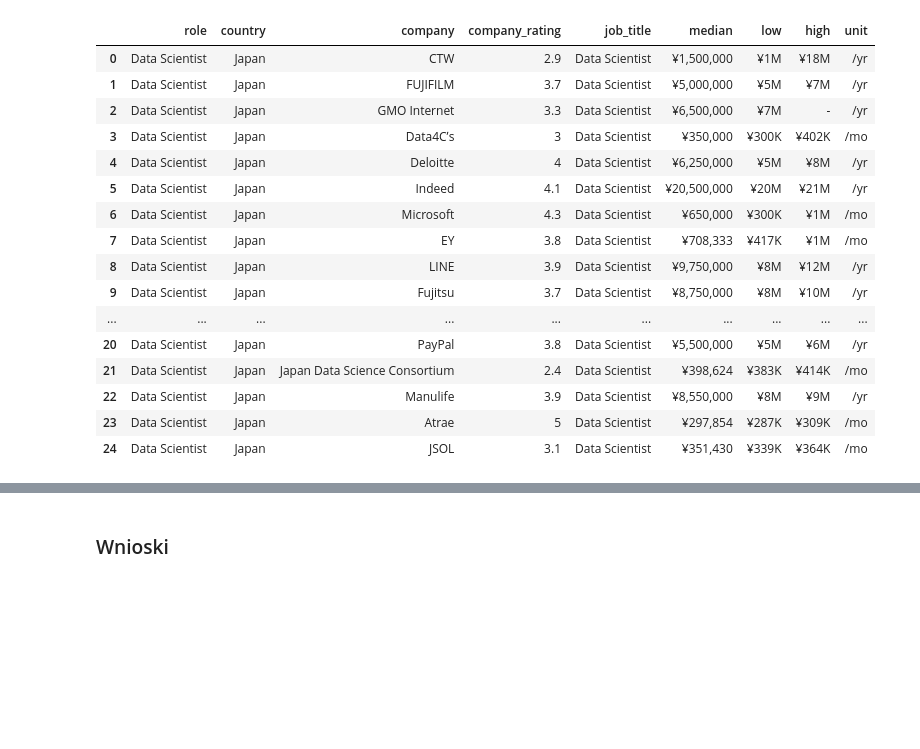
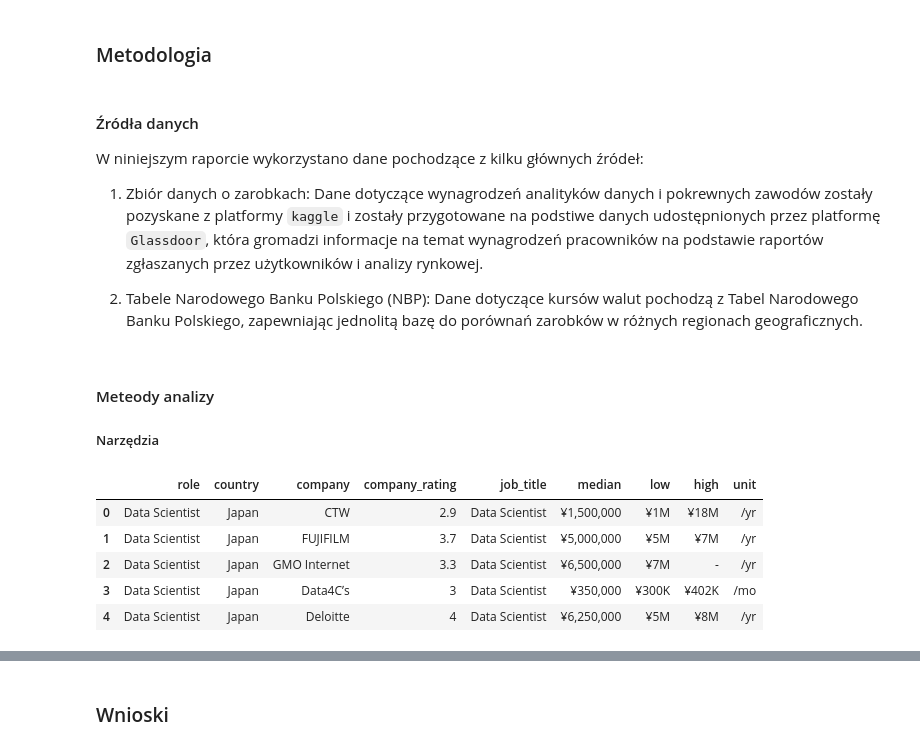
Before and after one commit to pstano1/salaries-in-data-analysis, a Jupyter notebook: raport.ipynb, the cells around one changed output, grey strips where cells are left out. Drawn from its saved outputs; the diff is of its cells as text; code cells hidden in the pictures; blank space fills up the shorter version.

```diff
--- a/raport.ipynb
+++ b/raport.ipynb
@@ -21,39 +31,45 @@ jak zdążymy:
+# %% [markdown]
+### Metodologia
+# %% [markdown]
+#### Źródła danych
+
+W niniejszym raporcie wykorzystano dane pochodzące z kilku głównych źródeł:
+
+1. Zbiór danych o zarobkach: Dane dotyczące wynagrodzeń analityków danych i pokrewnych zawodów zostały pozyskane z platformy `kaggle` i zostały przygotowane na podstiwe danych udostępnionych przez platformę `Glassdoor`, która gromadzi informacje na temat wynagrodzeń pracowników na podstawie raportów zgłaszanych przez użytkowników i analizy rynkowej.
+
+2. Tabele Narodowego Banku Polskiego (NBP): Dane dotyczące kursów walut pochodzą z Tabel Narodowego Banku Polskiego, zapewniając jednolitą bazę do porównań zarobków w różnych regionach geograficznych.
+# %% [markdown]
+#### Meteody analizy
+
+##### Narzędzia
 # %%
 import requests as re
 import json
 import base64
 import zipfile
+import pandas as pd
+import csv
+import unicodedata
 from io import BytesIO, StringIO
+import matplotlib.pyplot as plt
+
+pd.options.display.float_format = '{:,.2f}'.format
 # %%
-import pandas as pd
-import csv
-import unicodedata
 salary_file = r'./salaries.csv'
 dataset = []
 with open(salary_file, newline='', encoding ='utf-8') as csvfile:
     spamreader = csv.reader(csvfile,delimiter='\t', quotechar=u'\xa0')
     for row in spamreader:
         row = [unicodedata.normalize('NFC',i)  for i in row]
         dataset.append(row)
 
 salaries_df = pd.DataFrame(columns = dataset[0][:-1], data = dataset[1:])
-salaries_df.head(25)
+salaries_df.head(5)
 # %% [output]
 |  | role | country | company | company_rating | job_title | median | low | high | unit |
 | 0 | Data Scientist | Japan | CTW | 2.9 | Data Scientist | ¥1,500,000 | ¥1M | ¥18M | /yr |
 | 1 | Data Scientist | Japan | FUJIFILM | 3.7 | Data Scientist | ¥5,000,000 | ¥5M | ¥7M | /yr |
 | 2 | Data Scientist | Japan | GMO Internet | 3.3 | Data Scientist | ¥6,500,000 | ¥7M | - | /yr |
 | 3 | Data Scientist | Japan | Data4Cʼs | 3 | Data Scientist | ¥350,000 | ¥300K | ¥402K | /mo |
 | 4 | Data Scientist | Japan | Deloitte | 4 | Data Scientist | ¥6,250,000 | ¥5M | ¥8M | /yr |
-| 5 | Data Scientist | Japan | Indeed | 4.1 | Data Scientist | ¥20,500,000 | ¥20M | ¥21M | /yr |
-| 6 | Data Scientist | Japan | Microsoft | 4.3 | Data Scientist | ¥650,000 | ¥300K | ¥1M | /mo |
-| 7 | Data Scientist | Japan | EY | 3.8 | Data Scientist | ¥708,333 | ¥417K | ¥1M | /mo |
-| 8 | Data Scientist | Japan | LINE | 3.9 | Data Scientist | ¥9,750,000 | ¥8M | ¥12M | /yr |
-| 9 | Data Scientist | Japan | Fujitsu | 3.7 | Data Scientist | ¥8,750,000 | ¥8M | ¥10M | /yr |
-| ... | ... | ... | ... | ... | ... | ... | ... | ... | ... |
-| 20 | Data Scientist | Japan | PayPal | 3.8 | Data Scientist | ¥5,500,000 | ¥5M | ¥6M | /yr |
-| 21 | Data Scientist | Japan | Japan Data Science Consortium | 2.4 | Data Scientist | ¥398,624 | ¥383K | ¥414K | /mo |
-| 22 | Data Scientist | Japan | Manulife | 3.9 | Data Scientist | ¥8,550,000 | ¥8M | ¥9M | /yr |
-| 23 | Data Scientist | Japan | Atrae | 5 | Data Scientist | ¥297,854 | ¥287K | ¥309K | /mo |
-| 24 | Data Scientist | Japan | JSOL | 3.1 | Data Scientist | ¥351,430 | ¥339K | ¥364K | /mo |
 # %%
```
Also changed, not shown: parts of 14 cells of this notebook, 1 other file.
